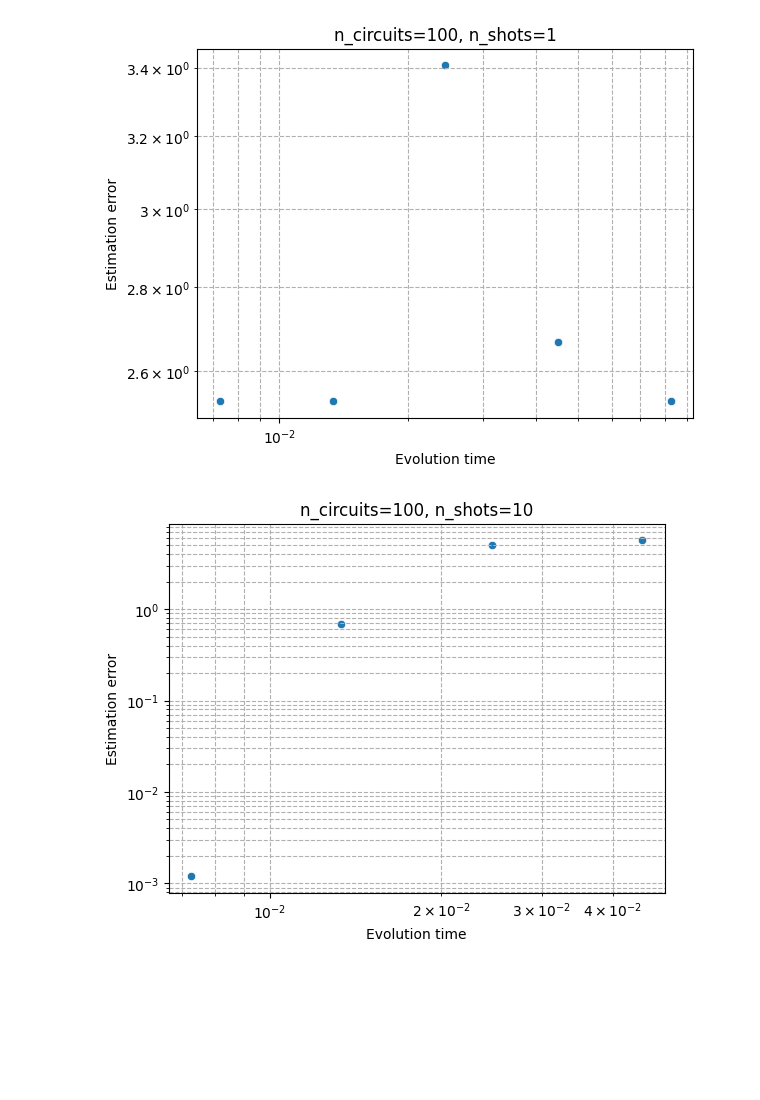
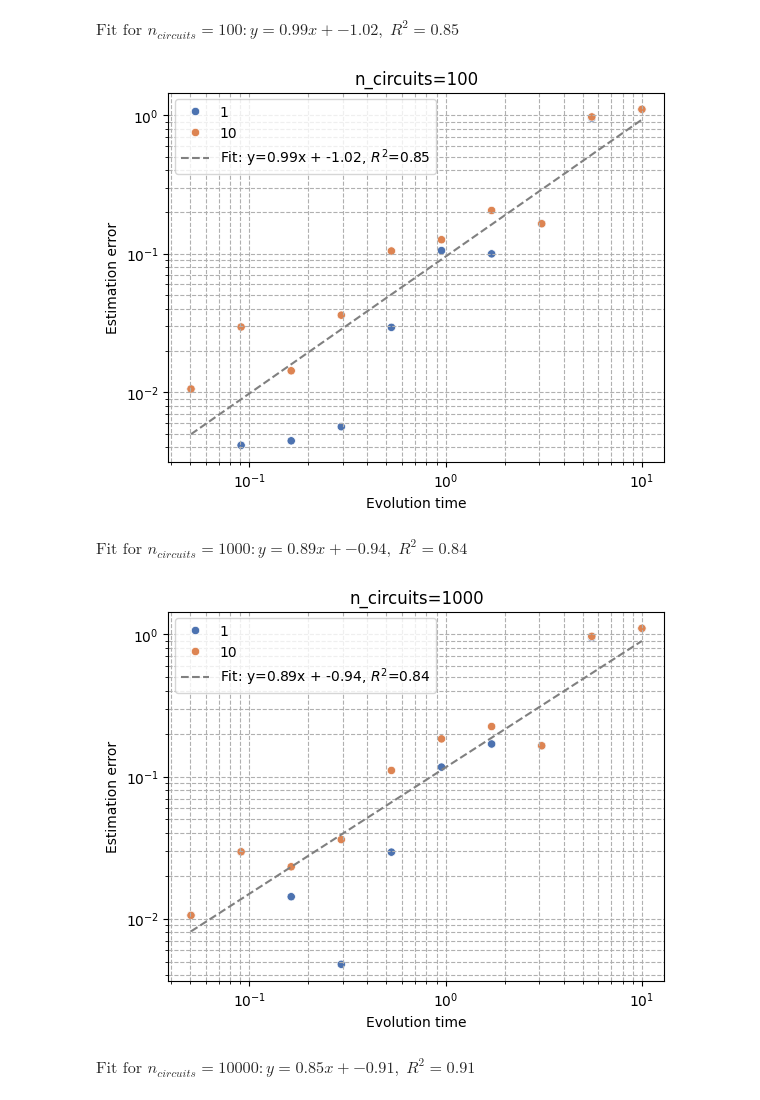
Before and after one commit to Rick0317/qDriftExtraPolation, a Jupyter notebook: src/parameter_sweep/quick_n_dirty_visualizations.ipynb, the cells around one changed output. Drawn from its saved outputs; the diff is of its cells as text; code cells hidden in the pictures; blank space fills up the shorter version.

```diff
--- a/src/parameter_sweep/quick_n_dirty_visualizations.ipynb
+++ b/src/parameter_sweep/quick_n_dirty_visualizations.ipynb
@@ -6,16 +7,28 @@ from IPython.display import display, Math
 # %%
-df = pd.read_csv("qdrift_qpe_fc_parameter_sweep_2025-09-19.csv")
+df = pd.read_csv("qdrift_qpe_fc_parameter_sweep_2025-09-20.csv")
+times = sorted(df["time"].unique())
+df = df[df["time"] > times[1] ]  # filter for specific ancilla count if needed
 
-display(df)
-
-for groupname, groupdf in df.groupby(["n_circuits", "n_shots"]):
+for groupname, groupdf in df.groupby(["n_circuits"]):
     plt.figure()
     sns.scatterplot(data=groupdf,
                     x="time",
-                    y="estimation_error")
+                    y="estimation_error",
+                    hue="n_shots",
+                    palette="deep")
     plt.xscale("log")
     plt.yscale("log")
-    plt.title(f"n_circuits={groupname[0]}, n_shots={groupname[1]}")
+    # calculate r2 and line of best fit
+    if len(groupdf) > 1:
+        coeffs = np.polyfit(np.log10(groupdf["time"]), np.log10(groupdf["estimation_error"]), 1)
+        poly_eqn = np.poly1d(coeffs)
+        r2 = np.corrcoef(np.log10(groupdf["time"]), np.log10(groupdf["estimation_error"]))[0, 1] ** 2
+        x_vals = np.linspace(groupdf["time"].min(), groupdf["time"].max(), 100)
+        y_vals = 10 ** poly_eqn(np.log10(x_vals))
+        plt.plot(x_vals, y_vals, color="gray", linestyle="--", label=f"Fit: y={coeffs[0]:.2f}x + {coeffs[1]:.2f}, $R^2$={r2:.2f}")
+        plt.legend()
+        display(Math(f"\\text{{Fit for }} n_{{circuits}}={groupname[0]}: y={coeffs[0]:.2f}x + {coeffs[1]:.2f}, \\; R^2={r2:.2f}"))
+    plt.title(f"n_circuits={groupname[0]}")
     plt.xlabel("Evolution time")
     plt.ylabel("Estimation error")
     plt.grid(True, which="both", ls="--")
@@ -41,2 +37,5 @@ for groupname, groupdf in df.groupby(["n_circuits", "n_shots"]):
+$\displaystyle \text{Fit for } n_{circuits}=100: y=0.99x + -1.02, \; R^2=0.85$
-[figure, old version]
+[figure, new version]
+$\displaystyle \text{Fit for } n_{circuits}=1000: y=0.89x + -0.94, \; R^2=0.84$
-[figure, old version]
+[figure, new version]
+$\displaystyle \text{Fit for } n_{circuits}=10000: y=0.85x + -0.91, \; R^2=0.91$
```
Also changed, not shown: parts of 4 cells of this notebook, 4 other files.
